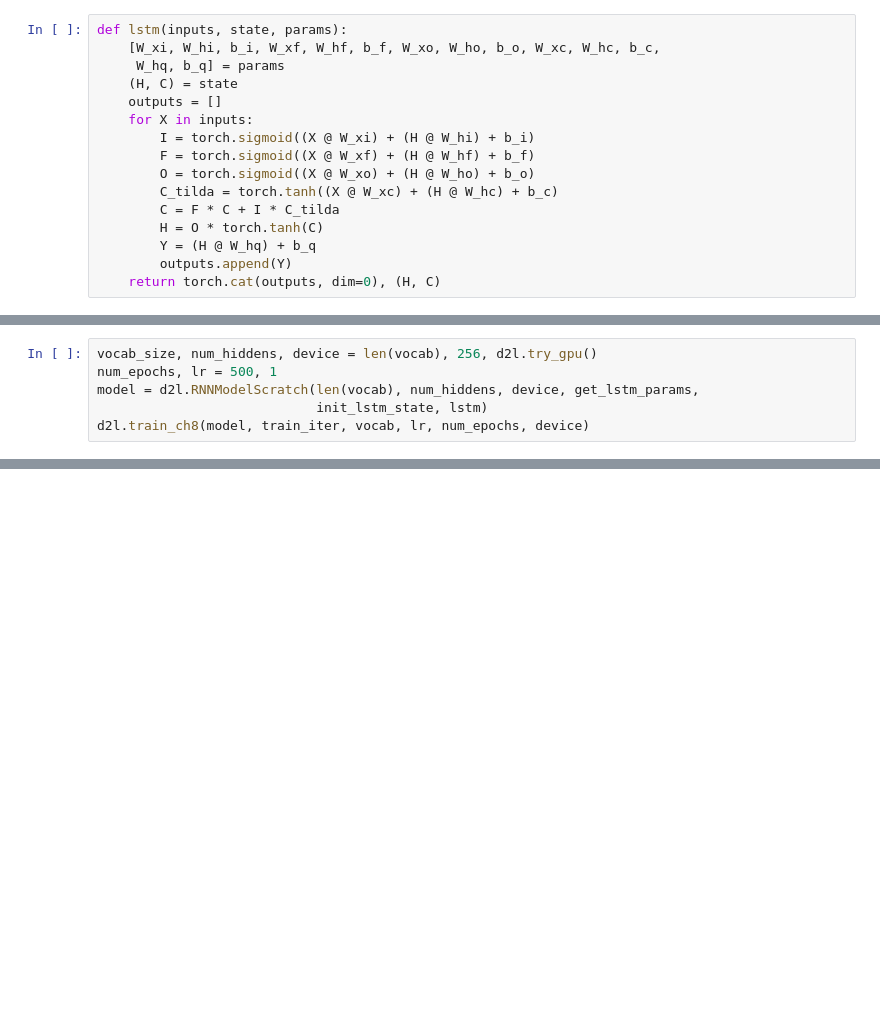
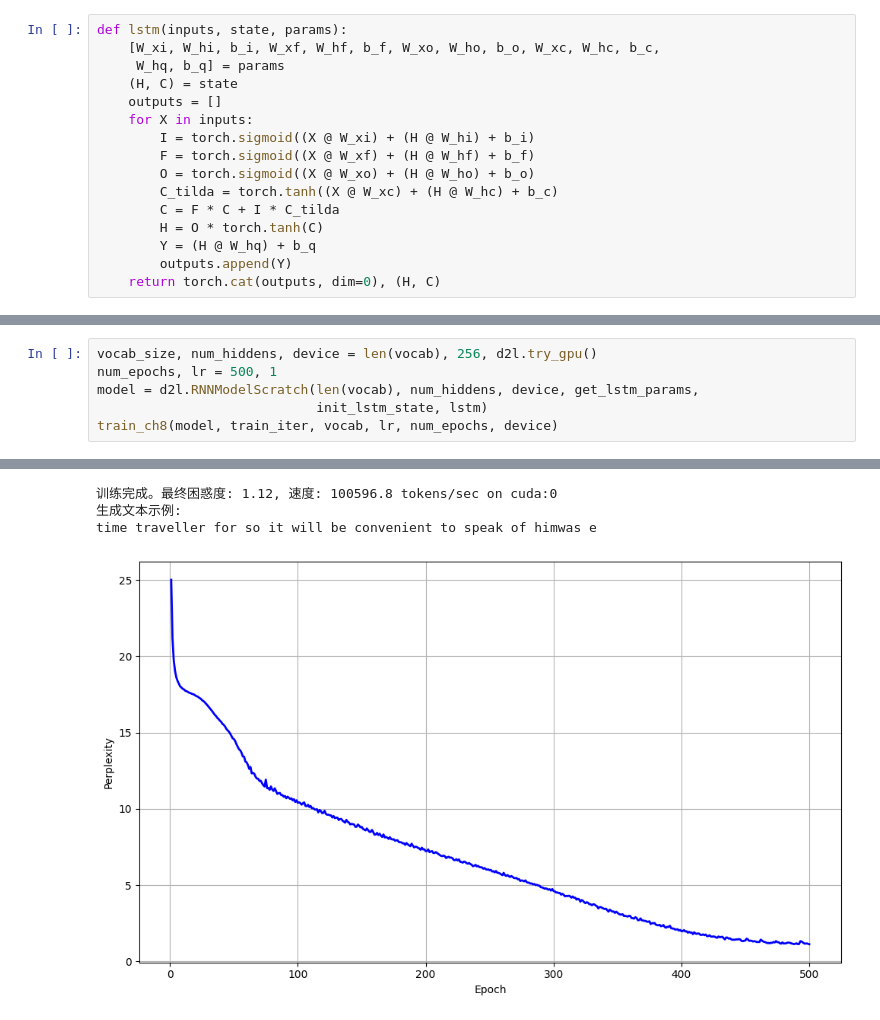
Before and after one commit to SimonSkywalke/diveIntoDeepLearningEasy, a Jupyter notebook: chapter9_recurrent-modern/9.2_lstm.ipynb, the cells around one changed output, grey strips where cells are left out. Cells and saved outputs as stored; diff of their text form; blank space fills up the shorter version.

```diff
--- a/chapter9_recurrent-modern/9.2_lstm.ipynb
+++ b/chapter9_recurrent-modern/9.2_lstm.ipynb
@@ -55,5 +100,5 @@ vocab_size, num_hiddens, device = len(vocab), 256, d2l.try_gpu()
 num_epochs, lr = 500, 1
 model = d2l.RNNModelScratch(len(vocab), num_hiddens, device, get_lstm_params,
                             init_lstm_state, lstm)
-d2l.train_ch8(model, train_iter, vocab, lr, num_epochs, device)
+train_ch8(model, train_iter, vocab, lr, num_epochs, device)
 # %% [output]
@@ -61,3 +105,7 @@ d2l.train_ch8(model, train_iter, vocab, lr, num_epochs, device)
+训练完成。最终困惑度: 1.12, 速度: 100596.8 tokens/sec on cuda:0
+生成文本示例:
+time traveller for so it will be convenient to speak of himwas e
+[figure, added]
 # %%
 # 高级实现
 num_inputs = vocab_size
```
Also changed, not shown: parts of 4 cells of this notebook, 2 other files.
